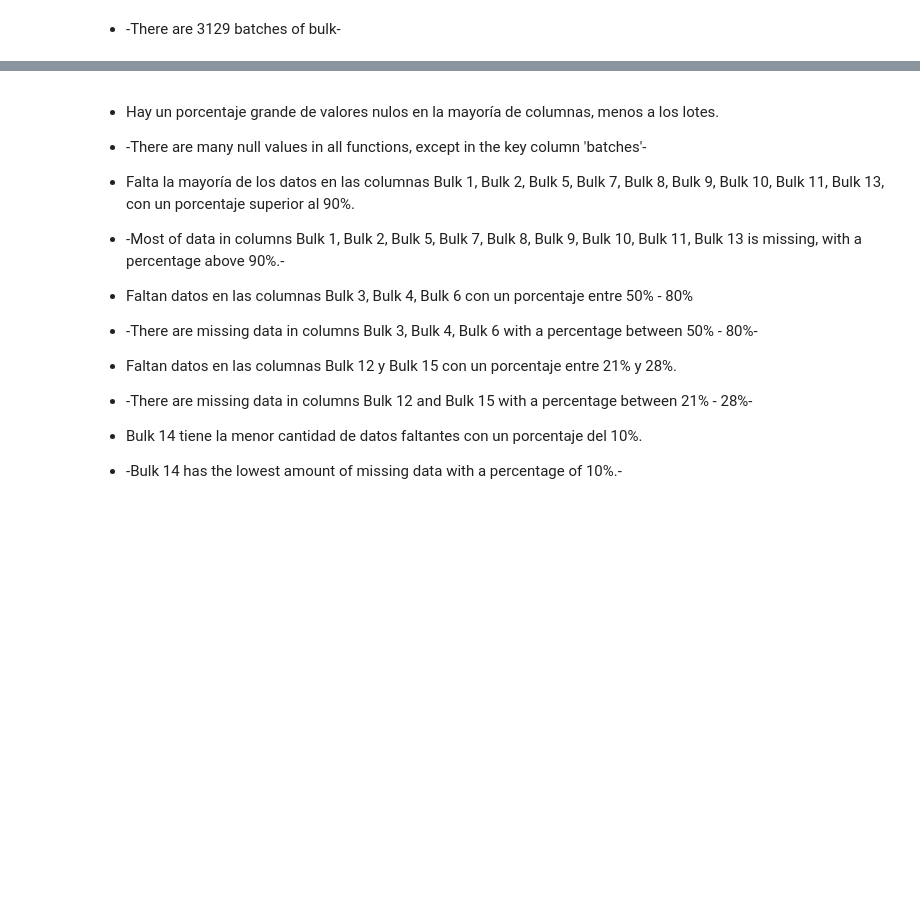
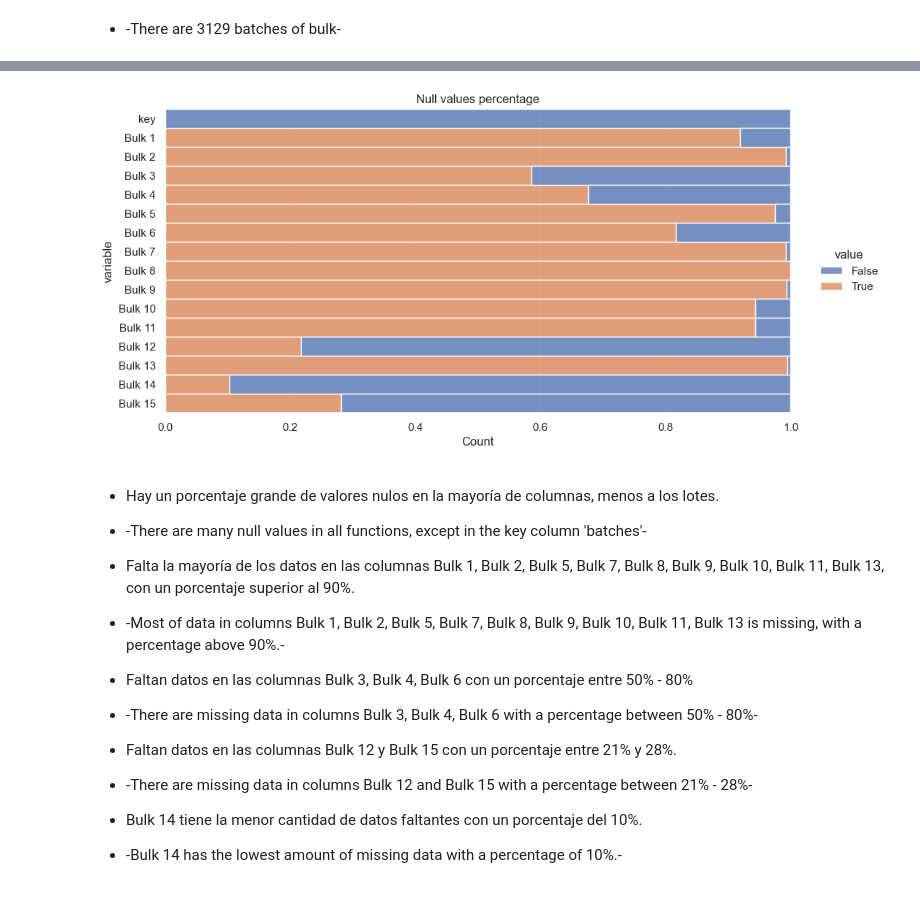
Before and after one commit to Kaiziferr/optimal_steel_temperature, a Jupyter notebook: eda/data_bulk.ipynb, the cells around one changed output, grey strips where cells are left out. Saved outputs shown, nothing was run; the diff lists cells and outputs as text; code cells hidden in the pictures; blank space fills up the shorter version.

```diff
--- a/eda/data_bulk.ipynb
+++ b/eda/data_bulk.ipynb
@@ -80,5 +63,7 @@ data_bulk.head()
 # %%
-porcentaje_nulos_x_caracteristica(data_bulk, title='Null values percentage')
+fa.porcentaje_nulos_x_caracteristica(data_bulk, title='Null values percentage')
+# %% [output]
+[figure, added]
 # %% [markdown]
 - Hay un porcentaje grande de valores nulos en la mayoría de columnas, menos a los lotes.
 - -There are many null values in all functions, except in the key column 'batches'-
```
Also changed, not shown: parts of 8 cells of this notebook, 9 other files.
